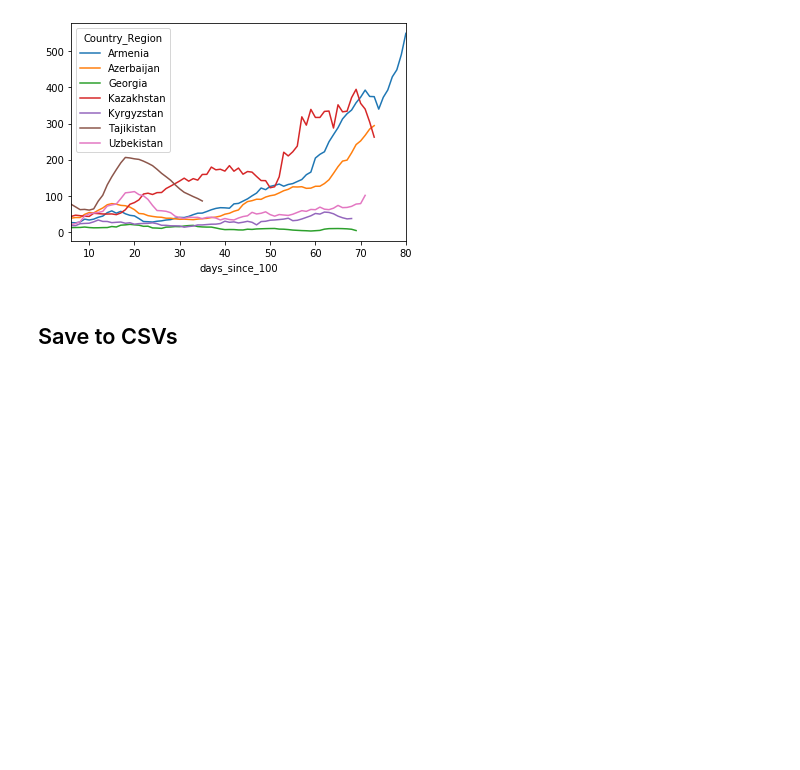
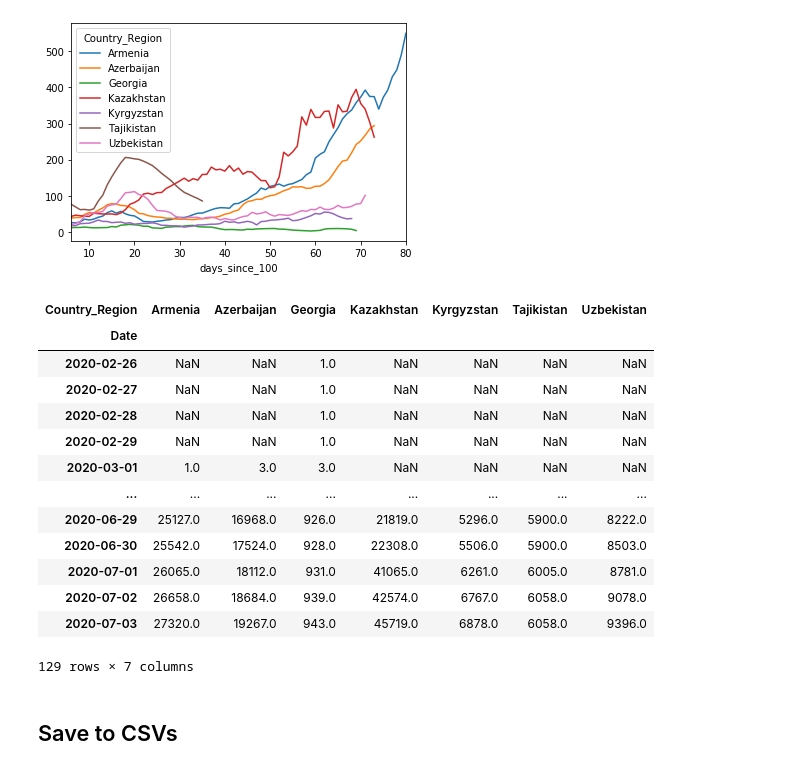
Before and after one commit to ashukla89/eurasianet, a Jupyter notebook: CentralAsia_JHU_Covid.ipynb, the cells around one changed output. Saved outputs shown, nothing was run; the diff lists cells and outputs as text; code cells hidden in the pictures; blank space fills up the shorter version.

```diff
--- a/CentralAsia_JHU_Covid.ipynb
+++ b/CentralAsia_JHU_Covid.ipynb
@@ -197,6 +197,24 @@ df_since_7.plot()
 # %% [output]
 <matplotlib.axes._subplots.AxesSubplot at 0x...>
 [figure]
+# %%
+df_df_cases.index.rename('Cases')
+df_cases
+# %% [output]
+| Country_Region | Armenia | Azerbaijan | Georgia | Kazakhstan | Kyrgyzstan | Tajikistan | Uzbekistan |
+| Date |  |  |  |  |  |  |  |
+| 2020-02-26 | NaN | NaN | 1.0 | NaN | NaN | NaN | NaN |
+| 2020-02-27 | NaN | NaN | 1.0 | NaN | NaN | NaN | NaN |
+| 2020-02-28 | NaN | NaN | 1.0 | NaN | NaN | NaN | NaN |
+| 2020-02-29 | NaN | NaN | 1.0 | NaN | NaN | NaN | NaN |
+| 2020-03-01 | 1.0 | 3.0 | 3.0 | NaN | NaN | NaN | NaN |
+| ... | ... | ... | ... | ... | ... | ... | ... |
+| 2020-06-29 | 25127.0 | 16968.0 | 926.0 | 21819.0 | 5296.0 | 5900.0 | 8222.0 |
+| 2020-06-30 | 25542.0 | 17524.0 | 928.0 | 22308.0 | 5506.0 | 5900.0 | 8503.0 |
+| 2020-07-01 | 26065.0 | 18112.0 | 931.0 | 41065.0 | 6261.0 | 6005.0 | 8781.0 |
+| 2020-07-02 | 26658.0 | 18684.0 | 939.0 | 42574.0 | 6767.0 | 6058.0 | 9078.0 |
+| 2020-07-03 | 27320.0 | 19267.0 | 943.0 | 45719.0 | 6878.0 | 6058.0 | 9396.0 |
+129 rows × 7 columns
 # %% [markdown]
 ## Save to CSVs
 # %%
```
Also changed, not shown: 4 other files.
